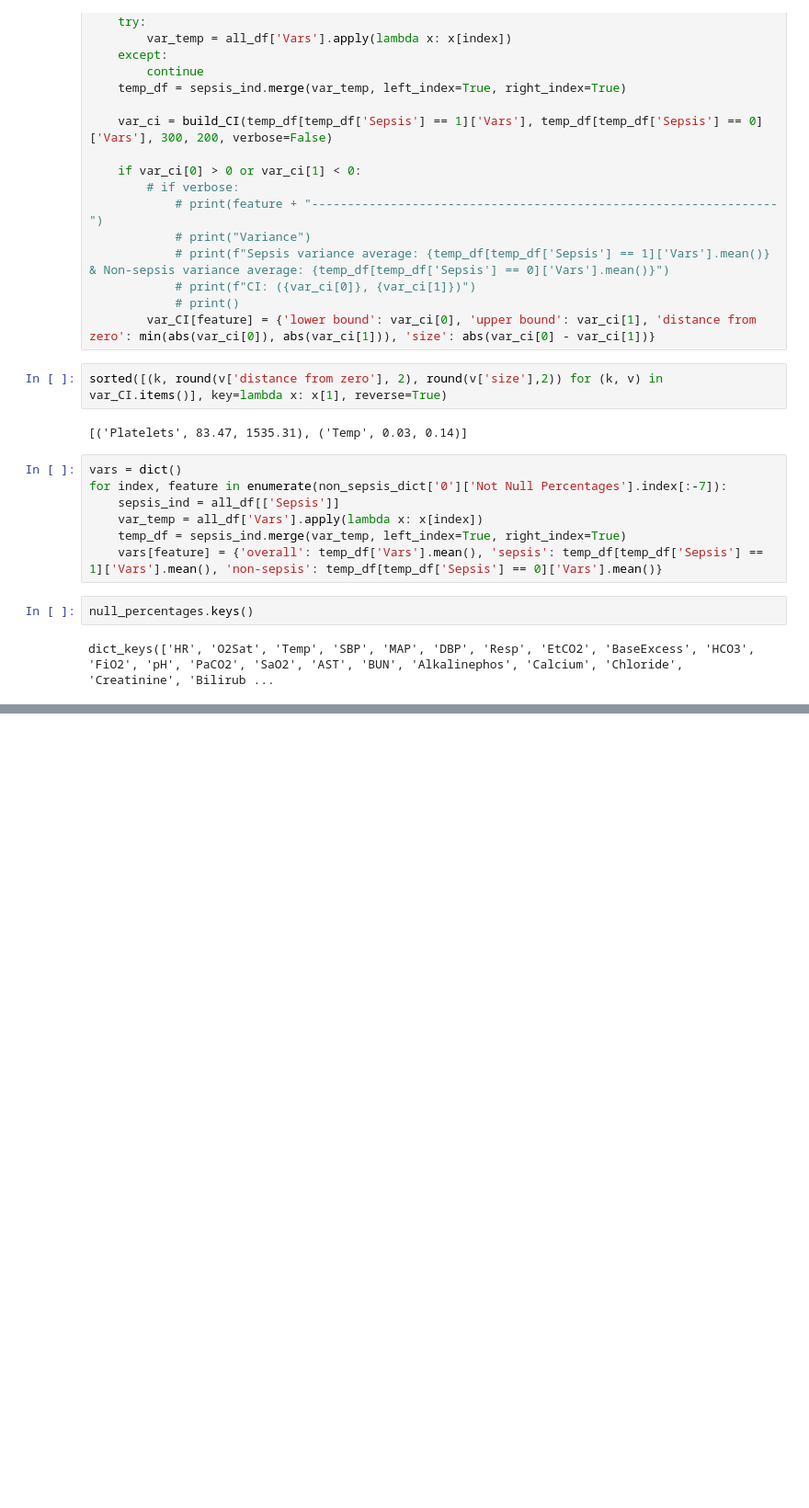
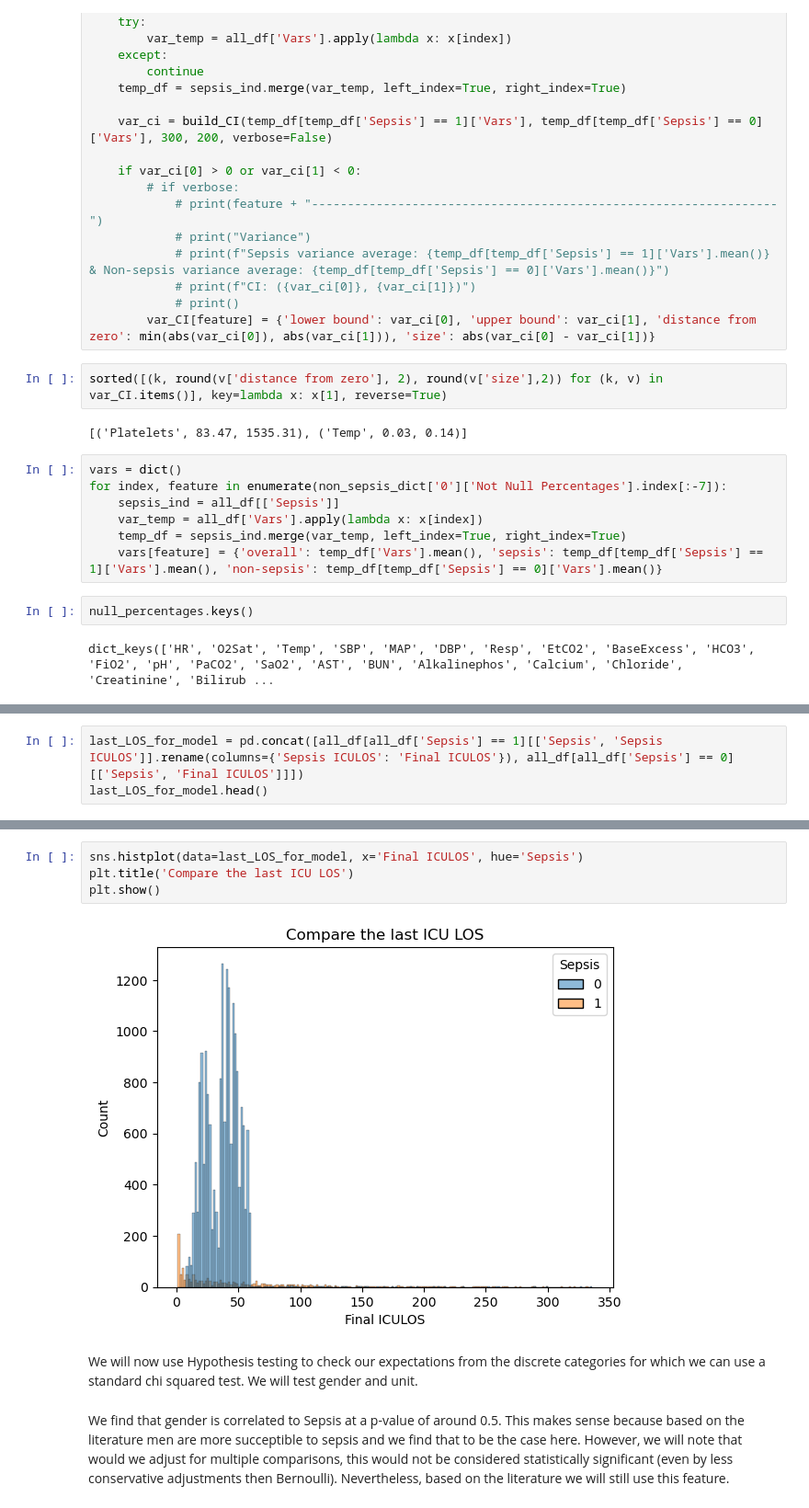
Before and after one commit to TamirShazman/Data-analysis-and-presentation, a Jupyter notebook: HW1/Data_Analysis.ipynb, the cells around one changed output, grey strips where cells are left out. Shown at 92% size. Saved outputs shown, nothing was run; the diff lists cells and outputs as text; blank space fills up the shorter version.

```diff
--- a/HW1/Data_Analysis.ipynb
+++ b/HW1/Data_Analysis.ipynb
@@ -424,0 +465,3 @@ Var % CI
+# %%
+last_LOS_for_model = pd.concat([all_df[all_df['Sepsis'] == 1][['Sepsis', 'Sepsis ICULOS']].rename(columns={'Sepsis ICULOS': 'Final ICULOS'}), all_df[all_df['Sepsis'] == 0][['Sepsis', 'Final ICULOS']]])
+last_LOS_for_model.head()
@@ -424,0 +475,13 @@ Var % CI
+# %%
+sns.histplot(data=last_LOS_for_model, x='Final ICULOS', hue='Sepsis')
+plt.title('Compare the last ICU LOS')
+plt.show()
+# %% [output]
+[figure, added]
+# %% [markdown]
+We will now use Hypothesis testing to check our expectations from the discrete categories for which we can use a standard chi squared test.
+We will test gender and unit.
+# %% [markdown]
+We find that gender is correlated to Sepsis at a p-value of around 0.5.
+This makes sense because based on the literature men are more succeptible to sepsis and we find that to be the case here. However, we will note that would we adjust for multiple comparisons, this would not be considered statistically significant (even by less conservative adjustments then Bernoulli).
+Nevertheless, based on the literature we will still use this feature.
```
Also changed, not shown: parts of 33 cells of this notebook, 5 other files.
